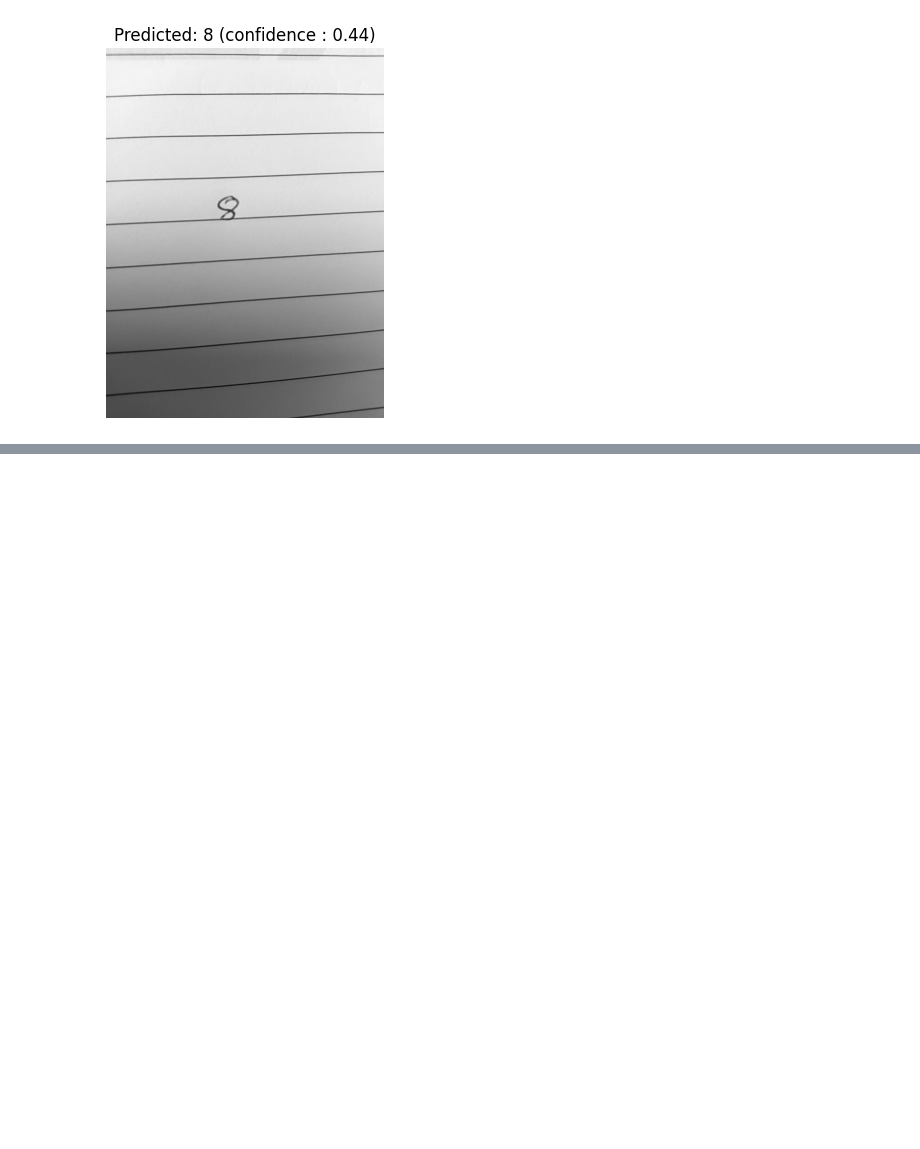
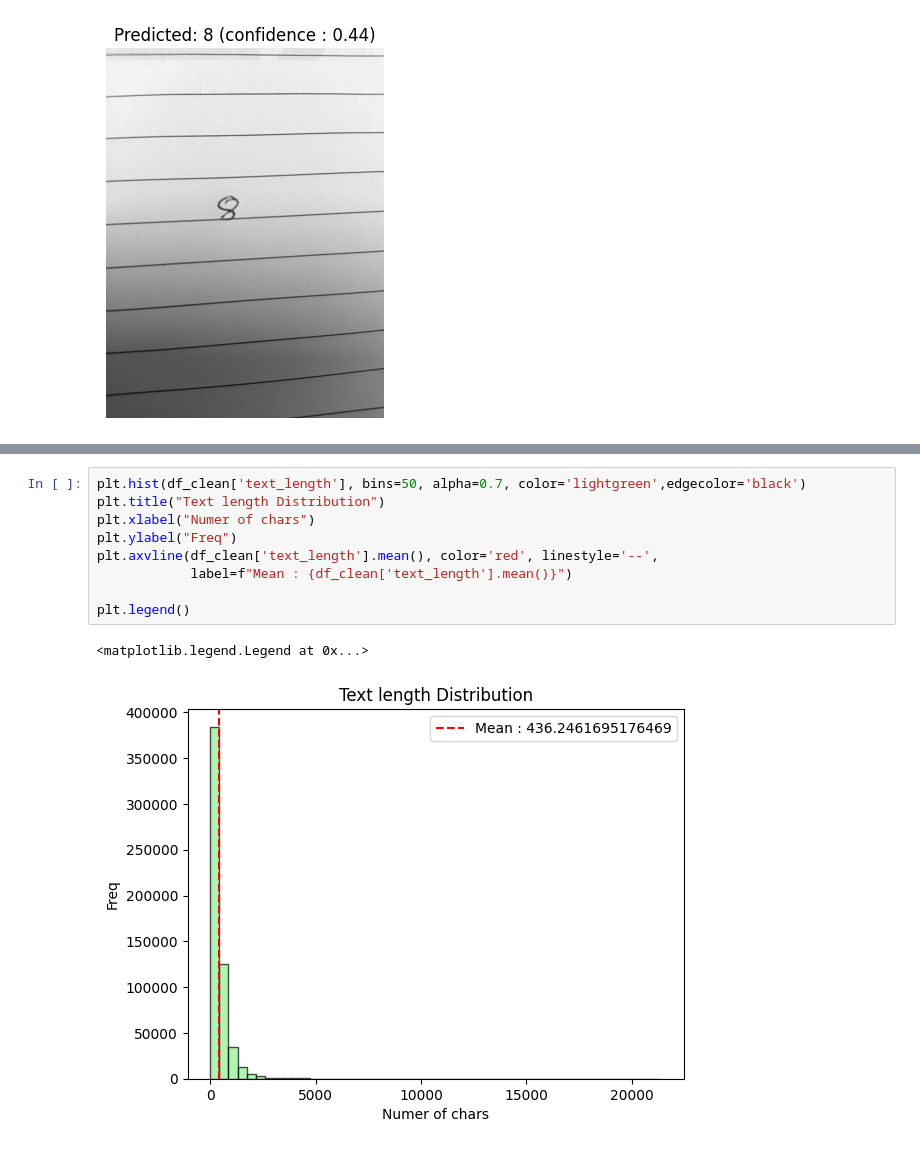
Before and after one commit to Kavia-M/Data_science_course-Intellipaat, a Jupyter notebook: Python/Classwork/Trainers_notes/AI(Deep_Learning)/all_i_want_is_aiai.ipynb, the cells around one changed output, grey strips where cells are left out. Drawn from its saved outputs; the diff is of its cells as text; blank space fills up the shorter version.

```diff
--- a/Python/Classwork/Trainers_notes/AI(Deep_Learning)/all_i_want_is_aiai.ipynb
+++ b/Python/Classwork/Trainers_notes/AI(Deep_Learning)/all_i_want_is_aiai.ipynb
@@ -1064,0 +1336,12 @@ Confidence : 0.44315677881240845
+# %%
+plt.hist(df_clean['text_length'], bins=50, alpha=0.7, color='lightgreen',edgecolor='black')
+plt.title("Text length Distribution")
+plt.xlabel("Numer of chars")
+plt.ylabel("Freq")
+plt.axvline(df_clean['text_length'].mean(), color='red', linestyle='--',
+            label=f"Mean : {df_clean['text_length'].mean()}")
+
+plt.legend()
+# %% [output]
+<matplotlib.legend.Legend at 0x...>
+[figure, added]
```
Also changed, not shown: parts of 69 cells of this notebook.
